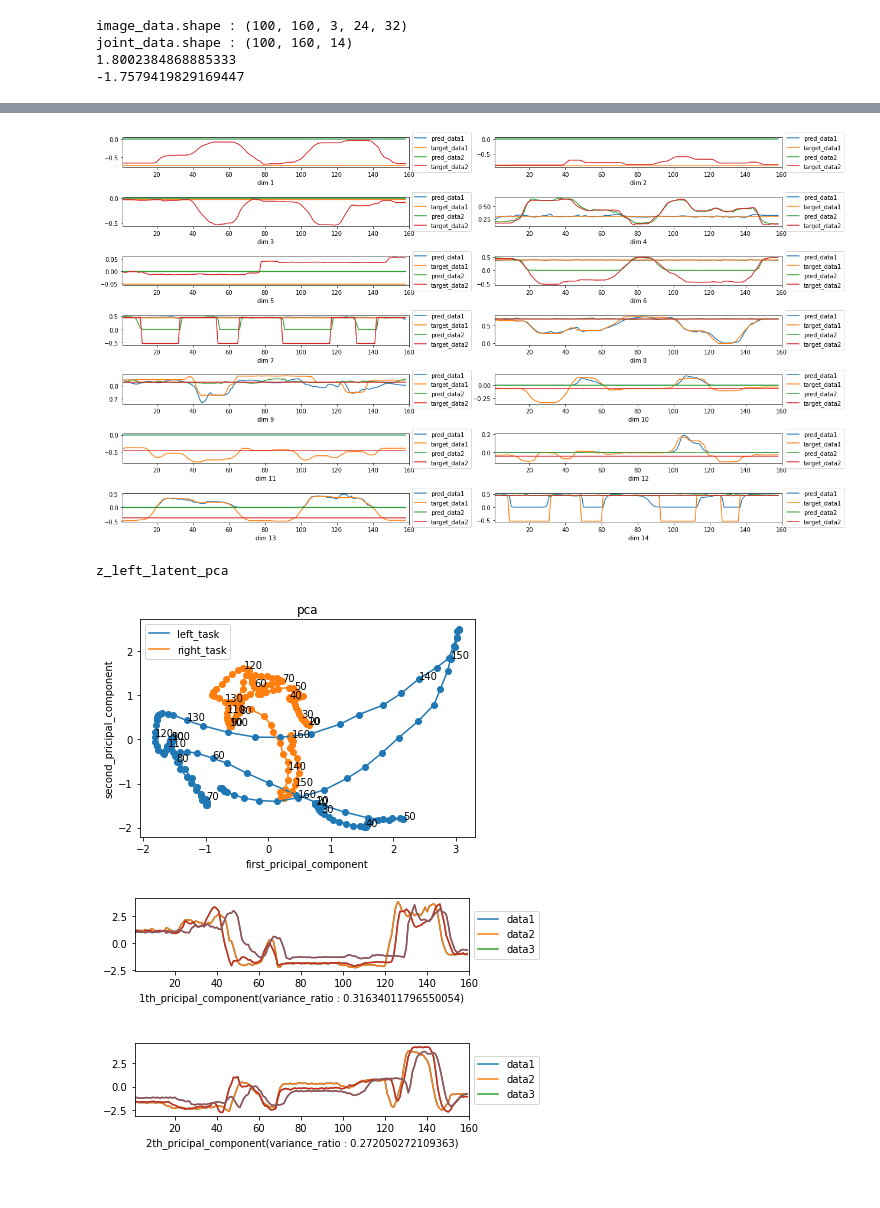
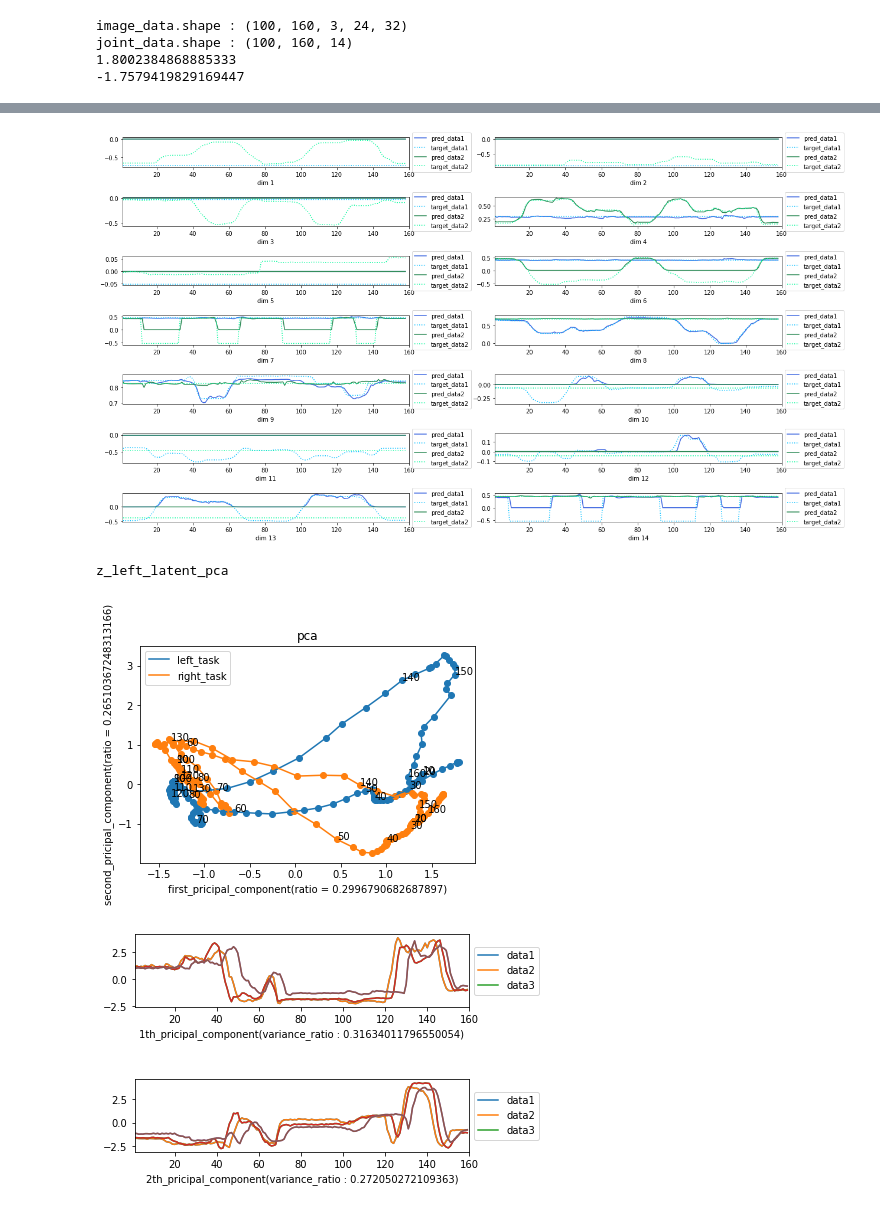
Before and after one commit to Ko-nifuramu/lab-turtorial, a Jupyter notebook: task_3/kadai3.ipynb, the cells around one changed output, grey strips where cells are left out. Drawn from its saved outputs; the diff is of its cells as text; code cells hidden in the pictures.

Commit message:
fix-task_3

```diff
--- a/task_3/kadai3.ipynb
+++ b/task_3/kadai3.ipynb
@@ -503,7 +520,7 @@ model.load_state_dict(torch.load(path, map_location=torch.device('cpu')))
 path = "/home/igari/igari/Kadai4/learned_model/fromepoch5000_LSTM.pth"
 torch.save(model.to('cpu').state_dict(), path)
 # %%
-path = "/home/igari/igari/Kadai4/learned_model/fromepoch5000_LSTM.pth"
-model = LSTM_VisionVAE(input_size=14+4, hidden_size=20, num_layer=1 ,z_dim = 4, device = 'cpu')
+path = "/home/igari/igari/Kadai4/learned_model/fromepoch5000_beta1_RNN.pth"
+model = RNN_VisionVAE(input_size=14+4, hidden_size=20, num_layer=1 ,z_dim = 4, device = 'cpu')
 model.load_state_dict(torch.load(path, map_location=torch.device('cpu')))
 # %% [output]
@@ -757,7 +758,7 @@ torch.Size([2, 3, 24, 32])
 # %%
 test_predict_joint_open(model, image_data, joint_data_regurarized)
 # %% [output]
-[figure, old version]
+[figure, new version]
 # %%
 #@潜在表現の一次元、二次元表示
 
@@ -791,7 +792,7 @@ def cal_task_mean_latent(model, image_data):
     left_task_mean_latent = cal_step_meanlatent(left_task_z_pca)
     right_task_mean_latent = cal_step_meanlatent(right_task_z_pca)
 
-    return left_task_mean_latent, right_task_mean_latent
+    return left_task_mean_latent, right_task_mean_latent, explained_variance_ratio
 
 
 
@@ -803,7 +804,7 @@ def pca(z, n_components):
 #散布図にカラーマップ、ラベルをつけたりする
 # https://python-academia.com/matplotlib-scatter/
 #scatterとplotの二つを同時に適用できる
-def visualize_2task_pca(left_pca,right_pca,  fig_name):
+def visualize_2task_pca(left_pca,right_pca,explained_variance_ratio,  fig_name):
     labels = [str(10*num) for num in range(1,int(left_pca.shape[0]/10)+1)]
 
     fig = plt.figure()
@@ -812,8 +813,8 @@ def visualize_2task_pca(left_pca,right_pca,  fig_name):
     ax.scatter(right_pca[:, 0], right_pca[:, 1])
     ax.plot(left_pca[:, 0], left_pca[:, 1])
     ax.plot(right_pca[:, 0], right_pca[:, 1])
-    ax.set_xlabel("first_pricipal_component")
-    ax.set_ylabel("second_pricipal_component")
+    ax.set_xlabel("first_pricipal_component(ratio = {})".format(explained_variance_ratio[0]))
+    ax.set_ylabel("second_pricipal_component(ratio = {})".format(explained_variance_ratio[1]))
     ax.legend(['left_task', 'right_task'])
     ax.set_title('pca')
 
@@ -821,36 +822,12 @@ def visualize_2task_pca(left_pca,right_pca,  fig_name):
         ax.text(left_pca[10*i, 0], left_pca[10*i, 1],label)
         ax.text(right_pca[10*i, 0], right_pca[10*i, 1],label)
     plt.savefig(fig_name + ".png")
-
-def visualize_2task_time_horizontal(task1_pca1, task_pca2, fig_name):
-    fig = plt.figure()
-    plt.subplots_adjust(hspace=0.6)
-
-    ax1 = fig.add_subplot(2, 1, 1)
-    ax1.set_title("first_pricipal_component")
-    ax1.set_xlim(0, 160)
-    # ax1.scatter(task1_pca1[:, 0])
-    # ax1.scatter(task_pca2[:, 0])
-    ax1.plot(task1_pca1[:, 0])
-    ax1.plot(task_pca2[:, 0])
-    ax1.legend(['task1', 'task2'])
-
-    ax2 = fig.add_subplot(2, 1, 2)
-    ax2.set_title("second_pricipal_component")
-    ax2.set_xlim(0, 160)
-    # ax2.scatter(task1_pca1[:, 1])
-    # ax2.scatter(task_pca2[:, 1])
-    ax2.plot(task1_pca1[:, 1])
-    ax2.plot(task_pca2[:, 1])
-    ax2.legend(['task1', 'task2'])
-
-    plt.savefig(fig_name + "time_step.png")
 # %%
-left_pca, right_pca = cal_task_mean_latent(model, image_data)
-visualize_2task_pca(left_pca, right_pca, "z_latent_2dim_pca")
+left_pca, right_pca, explained_variance_ratio = cal_task_mean_latent(model, image_data)
+visualize_2task_pca(left_pca, right_pca, explained_variance_ratio,"z_latent_2dim_pca")
 # %% [output]
 z_left_latent_pca
-[figure, old version]
+[figure, new version]
 # %%
 def visualize_z_latent_timestep(zs_latent_pca, data_num, explained_variance_ratio):
 
```
Also changed, not shown: parts of 8 cells of this notebook, 1 other file.
